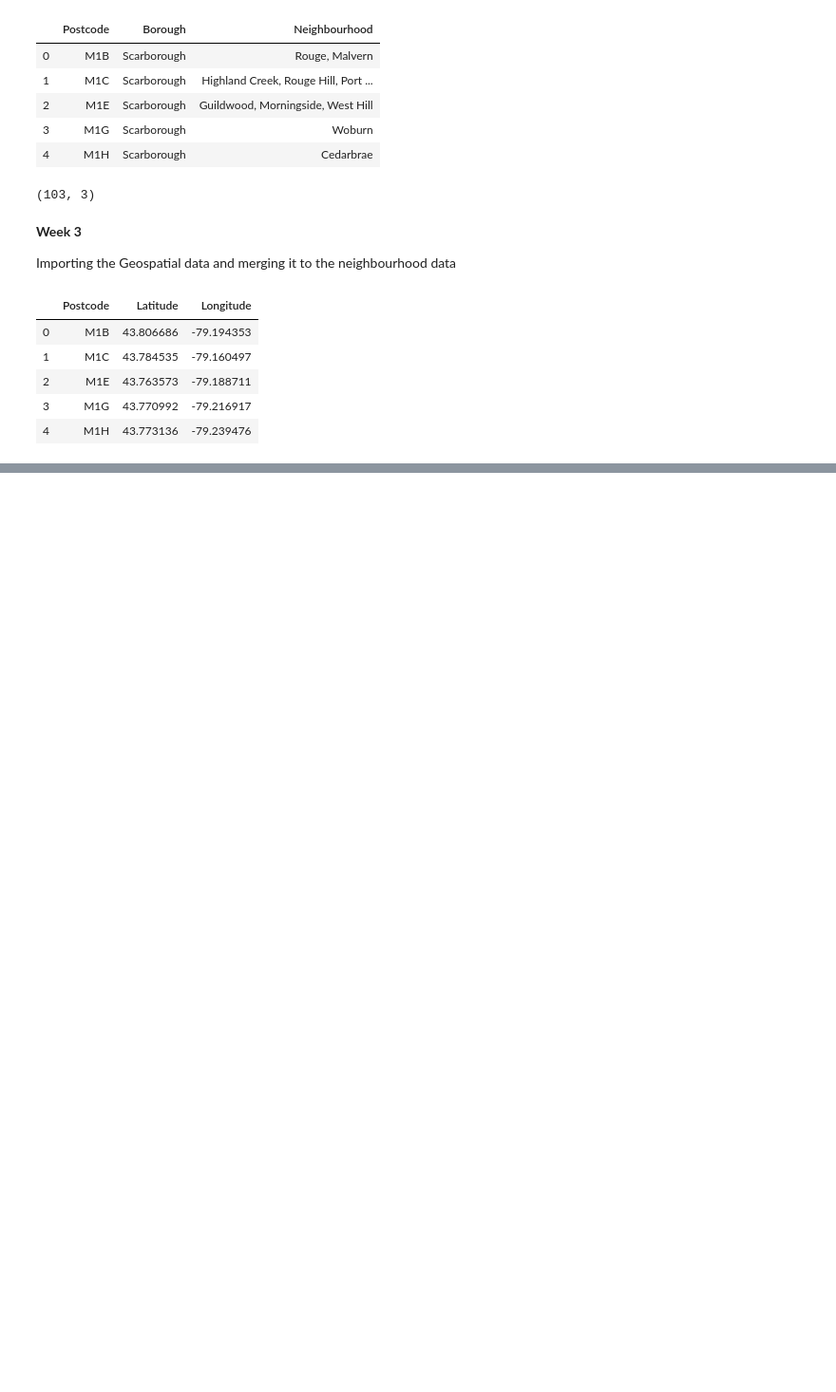
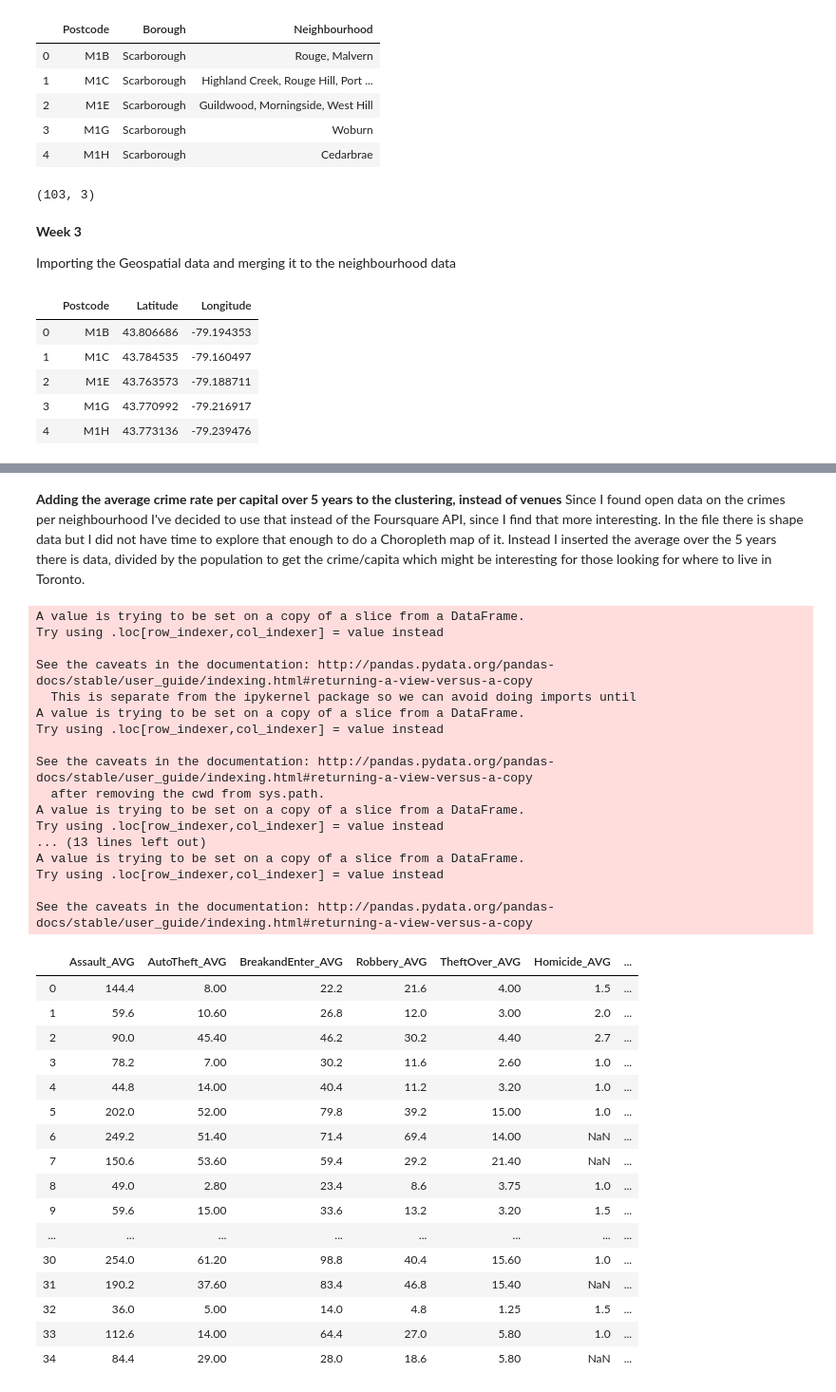
Before and after one commit to PetterWe/Coursera_Capstone, a Jupyter notebook: Applied_Data_Science_Capstone_project.ipynb, the cells around one changed output, grey strips where cells are left out. Shown at 95% size. Cells and saved outputs as stored; diff of their text form; code cells hidden in the pictures; blank space fills up the shorter version.

```diff
--- a/Applied_Data_Science_Capstone_project.ipynb
+++ b/Applied_Data_Science_Capstone_project.ipynb
@@ -203,0 +291,51 @@ df_GeoNeighs.head()
+# %% [markdown]
+**Adding the average crime rate per capital over 5 years to the clustering, instead of venues**
+Since I found open data on the crimes per neighbourhood I've decided to use that instead of the Foursquare API, since I find that more interesting. In the file there is shape data but I did not have time to explore that enough to do a Choropleth map of it. Instead I inserted the average over the 5 years there is data, divided by the population to get the crime/capita which might be interesting for those looking for where to live in Toronto.
+# %%
+Toronto_AVG_Crime_Neighbourhood=Toronto_crime_merge_latlong[['Assault_AVG','AutoTheft_AVG','BreakandEnter_AVG','Robbery_AVG','TheftOver_AVG','Homicide_AVG']]
+
+Toronto_AVG_Crime_Neighbourhood['Assult_per_capita']=Toronto_AVG_Crime_Neighbourhood['Assault_AVG'].div(Toronto_crime_merge_latlong['Population'])
+Toronto_AVG_Crime_Neighbourhood['AutoTheft_per_capita']=Toronto_AVG_Crime_Neighbourhood['AutoTheft_AVG'].div(Toronto_crime_merge_latlong['Population'])
+Toronto_AVG_Crime_Neighbourhood['BreakandEnter_per_capita']=Toronto_AVG_Crime_Neighbourhood['BreakandEnter_AVG'].div(Toronto_crime_merge_latlong['Population'])
+Toronto_AVG_Crime_Neighbourhood['Robbery_per_capita']=Toronto_AVG_Crime_Neighbourhood['Robbery_AVG'].div(Toronto_crime_merge_latlong['Population'])
+Toronto_AVG_Crime_Neighbourhood['TheftOver_per_capita']=Toronto_AVG_Crime_Neighbourhood['TheftOver_AVG'].div(Toronto_crime_merge_latlong['Population'])
+Toronto_AVG_Crime_Neighbourhood['Homicide_per_capita']=Toronto_AVG_Crime_Neighbourhood['Homicide_AVG'].div(Toronto_crime_merge_latlong['Population'])
+Toronto_AVG_Crime_Neighbourhood
+
+
+## sedan rita ut hur de olika kvarteren står sig mot varandra
+# %% [output]
+A value is trying to be set on a copy of a slice from a DataFrame.
+Try using .loc[row_indexer,col_indexer] = value instead
+
+See the caveats in the documentation: http://pandas.pydata.org/pandas-docs/stable/user_guide/indexing.html#returning-a-view-versus-a-copy
+  This is separate from the ipykernel package so we can avoid doing imports until
+A value is trying to be set on a copy of a slice from a DataFrame.
+Try using .loc[row_indexer,col_indexer] = value instead
+
+See the caveats in the documentation: http://pandas.pydata.org/pandas-docs/stable/user_guide/indexing.html#returning-a-view-versus-a-copy
+  after removing the cwd from sys.path.
+A value is trying to be set on a copy of a slice from a DataFrame.
+Try using .loc[row_indexer,col_indexer] = value instead
+... (13 lines left out)
+A value is trying to be set on a copy of a slice from a DataFrame.
+Try using .loc[row_indexer,col_indexer] = value instead
+
+See the caveats in the documentation: http://pandas.pydata.org/pandas-docs/stable/user_guide/indexing.html#returning-a-view-versus-a-copy
+|  | Assault_AVG | AutoTheft_AVG | BreakandEnter_AVG | Robbery_AVG | TheftOver_AVG | Homicide_AVG | ... |
+| 0 | 144.4 | 8.00 | 22.2 | 21.6 | 4.00 | 1.5 | ... |
+| 1 | 59.6 | 10.60 | 26.8 | 12.0 | 3.00 | 2.0 | ... |
+| 2 | 90.0 | 45.40 | 46.2 | 30.2 | 4.40 | 2.7 | ... |
+| 3 | 78.2 | 7.00 | 30.2 | 11.6 | 2.60 | 1.0 | ... |
+| 4 | 44.8 | 14.00 | 40.4 | 11.2 | 3.20 | 1.0 | ... |
+| 5 | 202.0 | 52.00 | 79.8 | 39.2 | 15.00 | 1.0 | ... |
+| 6 | 249.2 | 51.40 | 71.4 | 69.4 | 14.00 | NaN | ... |
+| 7 | 150.6 | 53.60 | 59.4 | 29.2 | 21.40 | NaN | ... |
+| 8 | 49.0 | 2.80 | 23.4 | 8.6 | 3.75 | 1.0 | ... |
+| 9 | 59.6 | 15.00 | 33.6 | 13.2 | 3.20 | 1.5 | ... |
+| ... | ... | ... | ... | ... | ... | ... | ... |
+| 30 | 254.0 | 61.20 | 98.8 | 40.4 | 15.60 | 1.0 | ... |
+| 31 | 190.2 | 37.60 | 83.4 | 46.8 | 15.40 | NaN | ... |
+| 32 | 36.0 | 5.00 | 14.0 | 4.8 | 1.25 | 1.5 | ... |
+| 33 | 112.6 | 14.00 | 64.4 | 27.0 | 5.80 | 1.0 | ... |
+| 34 | 84.4 | 29.00 | 28.0 | 18.6 | 5.80 | NaN | ... |
```
Also changed, not shown: parts of 19 cells of this notebook.
